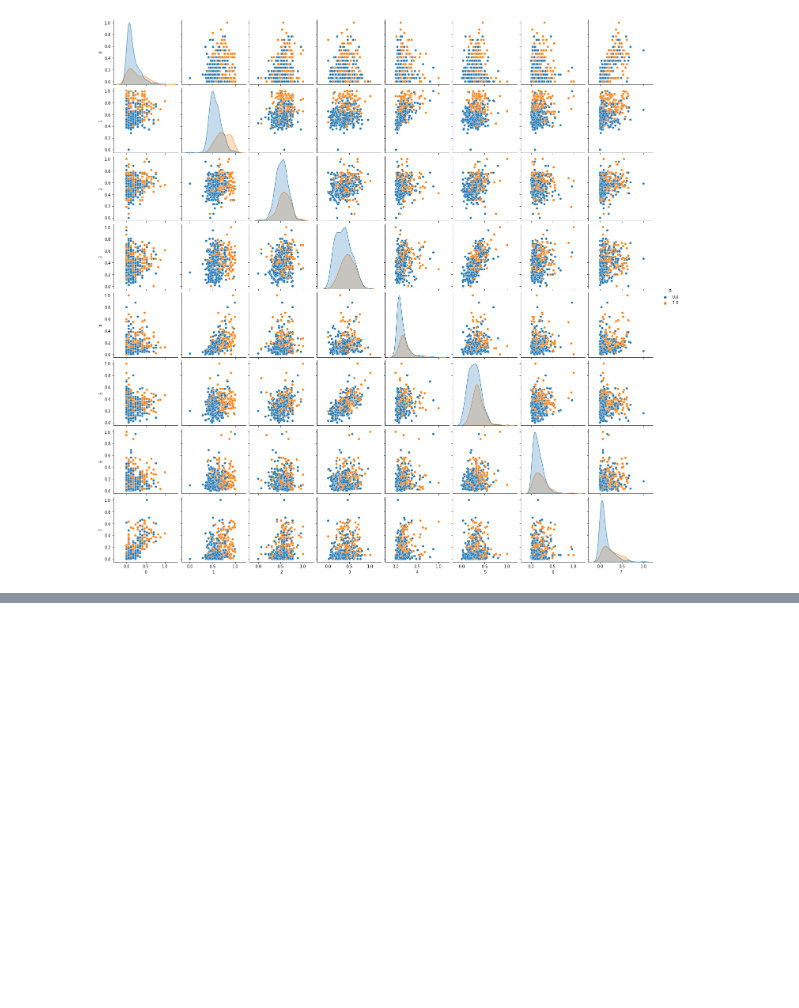
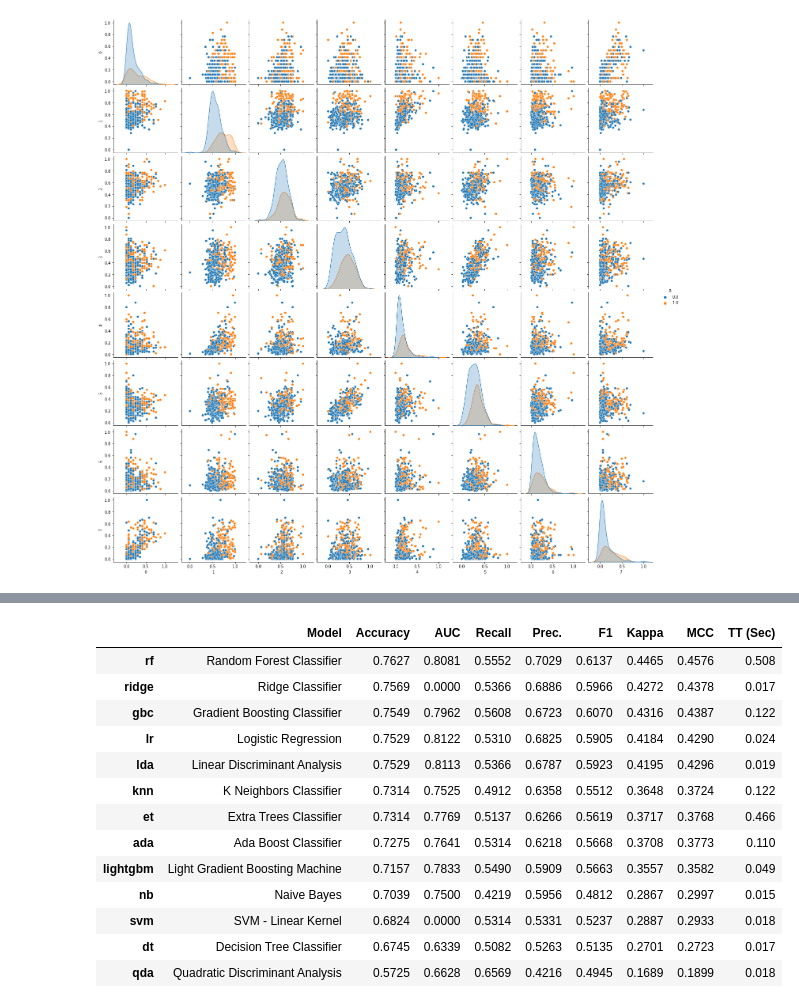
Before and after one commit to diego2017003/correlacao, a Jupyter notebook: aula_correlacao.ipynb, the cells around one changed output, grey strips where cells are left out. Cells and saved outputs as stored; diff of their text form; code cells hidden in the pictures; blank space fills up the shorter version.

```diff
--- a/aula_correlacao.ipynb
+++ b/aula_correlacao.ipynb
@@ -126,0 +170,17 @@ sns.pairplot(data = df2,hue=8)
+# %%
+best = compare_models()
+# %% [output]
+|  | Model | Accuracy | AUC | Recall | Prec. | F1 | Kappa | MCC | TT (Sec) |
+| rf | Random Forest Classifier | 0.7627 | 0.8081 | 0.5552 | 0.7029 | 0.6137 | 0.4465 | 0.4576 | 0.508 |
+| ridge | Ridge Classifier | 0.7569 | 0.0000 | 0.5366 | 0.6886 | 0.5966 | 0.4272 | 0.4378 | 0.017 |
+| gbc | Gradient Boosting Classifier | 0.7549 | 0.7962 | 0.5608 | 0.6723 | 0.6070 | 0.4316 | 0.4387 | 0.122 |
+| lr | Logistic Regression | 0.7529 | 0.8122 | 0.5310 | 0.6825 | 0.5905 | 0.4184 | 0.4290 | 0.024 |
+| lda | Linear Discriminant Analysis | 0.7529 | 0.8113 | 0.5366 | 0.6787 | 0.5923 | 0.4195 | 0.4296 | 0.019 |
+| knn | K Neighbors Classifier | 0.7314 | 0.7525 | 0.4912 | 0.6358 | 0.5512 | 0.3648 | 0.3724 | 0.122 |
+| et | Extra Trees Classifier | 0.7314 | 0.7769 | 0.5137 | 0.6266 | 0.5619 | 0.3717 | 0.3768 | 0.466 |
+| ada | Ada Boost Classifier | 0.7275 | 0.7641 | 0.5314 | 0.6218 | 0.5668 | 0.3708 | 0.3773 | 0.110 |
+| lightgbm | Light Gradient Boosting Machine | 0.7157 | 0.7833 | 0.5490 | 0.5909 | 0.5663 | 0.3557 | 0.3582 | 0.049 |
+| nb | Naive Bayes | 0.7039 | 0.7500 | 0.4219 | 0.5956 | 0.4812 | 0.2867 | 0.2997 | 0.015 |
+| svm | SVM - Linear Kernel | 0.6824 | 0.0000 | 0.5314 | 0.5331 | 0.5237 | 0.2887 | 0.2933 | 0.018 |
+| dt | Decision Tree Classifier | 0.6745 | 0.6339 | 0.5082 | 0.5263 | 0.5135 | 0.2701 | 0.2723 | 0.017 |
+| qda | Quadratic Discriminant Analysis | 0.5725 | 0.6628 | 0.6569 | 0.4216 | 0.4945 | 0.1689 | 0.1899 | 0.018 |
```
Also changed, not shown: parts of 15 cells of this notebook.
